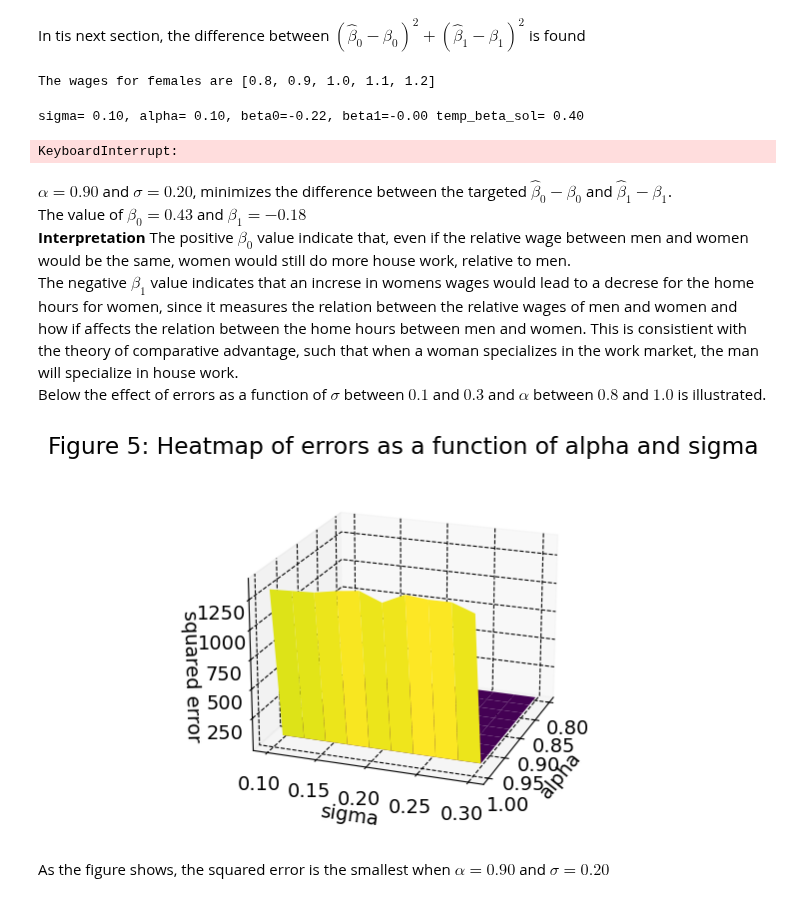
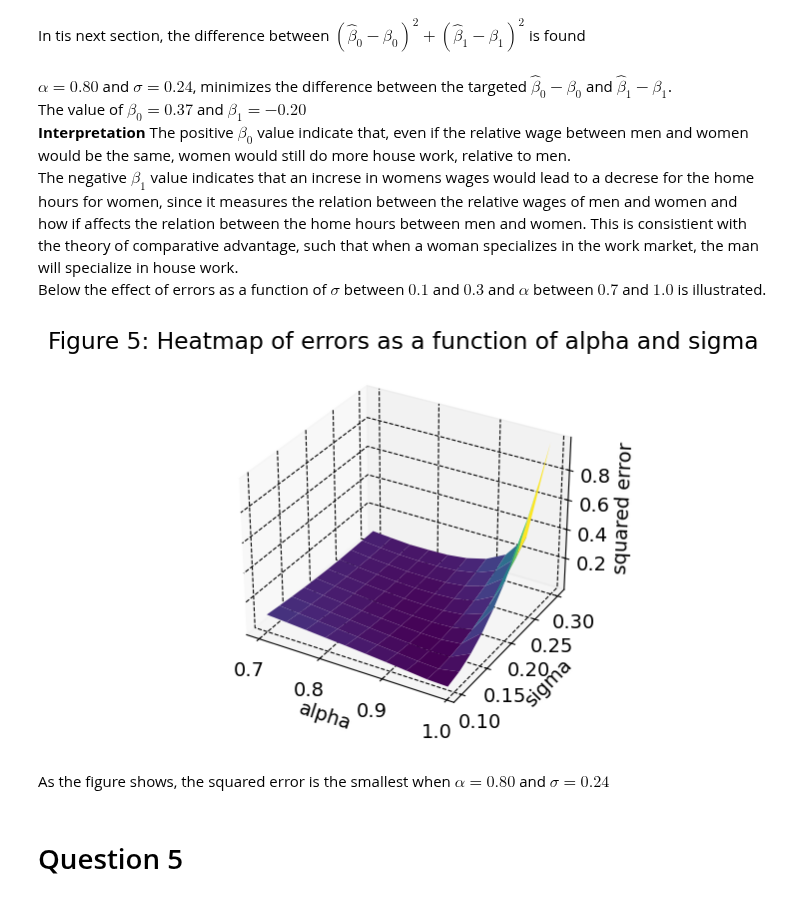
Before and after one commit to NumEconCopenhagen/projects-2023-frederikke-x2-og-sofie, a Jupyter notebook: inauguralproject/inauguralproject.ipynb, the cells around one changed output. Cells and saved outputs as stored; diff of their text form; code cells hidden in the pictures.

```diff
--- a/inauguralproject/inauguralproject.ipynb
+++ b/inauguralproject/inauguralproject.ipynb
@@ -45,7 +46,8 @@ HF_HM_alpha
 # %% [output]
 [0.3076923076923077, 1.0, 3.25]
 # %%
-#We dog the same for sigma
+model1 = HouseholdSpecializationModelClass()
+#We do the same for sigma
 HF_HM_sigma = []
 sigmas = [0.5, 1.0, 1.5]
 alpha = 0.5
@@ -69,0 +76,19 @@ When $\alpha$ is fixed at 0.5, $\sigma$ changes the values for HF/HM becomes:
+# %%
+# First a list for both alpha and sigma values are created
+alpha_l = [0.25, 0.5, 0.75]
+sigma_l = [0.5,1.0,1.5]
+
+# Second a tabel is constructed for the valkues
+df = pd.DataFrame(columns = pd.Index(alpha_l, name="sigma/alpha"), index = pd.Index(sigma_l, name=""))
+
+# Third the model is sobled for the diffent parameter values
+for i in alpha_l:
+    for j in sigma_l:
+        model1.par.alpha = i
+        model1.par.sigma = j
+        results = model1.solve_discrete()
+        ratio = results.HF / results.HM
+        df.loc[j,i] = f"{ratio:.2f}"
+
+# Lastly the tabel is printed
+print(df)
@@ -108,20 +142,12 @@ Explain your code and procedure
 
 model3 = HouseholdSpecializationModelClass()
 
-log_wF_wM = []
-log_HF_HM = []
-wFs = [0.8, 0.9, 1.0, 1.1, 1.2]
-
-for wF in wFs:
-    model3.par.wF = wF
-    opt = model3.solve_cont()
-    log_wF_wM.append(np.log(model3.par.wF/model3.par.wM))
-    log_HF_HM.append(np.log(opt.HF/opt.HM))
-log_wF_wM, log_HF_HM
+model3.solve_wF_vec()
 
 # a. create the figure
 fig = plt.figure()
-
+log_wF_wM = np.log(model3.par.wF_vec)
+log_HF_HM = np.log(model3.sol.HF_vec / model3.sol.HM_vec)
 # b. plot
 ax = fig.add_subplot(1,1,1)
 
@@ -174,48 +200,45 @@ for alpha in alpha_list:
             beta1 = model4.sol.beta1
             #prints the sigma and alpha values which minimizes the difference between the target beta 0,  1 and the estimated.
             print(f"sigma= {temp_sigma_opt:.2f}, alpha= {temp_alpha_opt:.2f}, beta0={beta0:.2f}, beta1={beta1:.2f} temp_beta_sol= {temp_beta_sol:.2f}")
-# %% [output]
-The wages for females are [0.8, 0.9, 1.0, 1.1, 1.2]
-sigma= 0.10, alpha= 0.10, beta0=-0.22, beta1=-0.00 temp_beta_sol= 0.40
-KeyboardInterrupt:
 # %% [markdown]
-$\alpha = 0.90$ and $\sigma = 0.20$, minimizes the difference between the targeted $\hat{\beta}_0-\beta_0$ and $\hat{\beta}_1-\beta_1$. \
-The value of $\beta_0 = 0.43$ and $\beta_1 = -0.18$ \
+$\alpha = 0.80$ and $\sigma = 0.24$, minimizes the difference between the targeted $\hat{\beta}_0-\beta_0$ and $\hat{\beta}_1-\beta_1$. \
+The value of $\beta_0 = 0.37$ and $\beta_1 = -0.20$ \
 **Interpretation**
 The positive $\beta_0$ value indicate that, even if the relative wage between men and women would be the same, women would still do more house work, relative to men. \
 The negative $\beta_1$ value indicates that an increse in womens wages would lead to a decrese for the home hours for women, since it measures the relation between the relative wages of men and women and how if affects the relation between the home hours between men and women. This is consistient with the theory of comparative advantage, such that when a woman specializes in the work market, the man will specialize in house work. \
-Below the effect of errors as a function of $\sigma$ between $0.1$ and $0.3$ and $\alpha$ between $0.8$ and $1.0$ is illustrated.
+Below the effect of errors as a function of $\sigma$ between $0.1$ and $0.3$ and $\alpha$ between $0.7$ and $1.0$ is illustrated.
 # %%
 import matplotlib.pyplot as plt
 from mpl_toolkits.mplot3d import Axes3D
 
 
-alpha_list = np.linspace(0.8, 1., 10)  # narrows the value of alpha to show the effect in the range of the optimal value
+alpha_list = np.linspace(0.7, .99, 10)  # narrows the value of alpha to show the effect in the range of the optimal value
 sigma_list = np.linspace(0.1, 0.3, 10)  # narrows the value of sigma to show the effect in the range of the optimal value
 
 errors = np.zeros((len(alpha_list), len(sigma_list)))  # initialize array to hold errors
 
 for i, alpha in enumerate(alpha_list):
     for j, sigma in enumerate(sigma_list):
         model4.par.alpha = alpha
         model4.par.sigma = sigma
         model4.solve_wF_vec(discrete=False)
         model4.run_regression()
         errors[i,j] = (model4.par.beta0_target - model4.sol.beta0)**2 + (model4.par.beta1_target - model4.sol.beta1)**2
 
 # A 3D plot is created to show the squared errors as a function of alpha and sigma
 alpha_mesh, sigma_mesh = np.meshgrid(alpha_list, sigma_list, indexing='ij')
 fig = plt.figure()
 ax = fig.add_subplot(111, projection='3d')
 ax.plot_surface(alpha_mesh, sigma_mesh, errors, cmap='viridis')
 ax.set_xlabel('alpha')
 ax.set_ylabel('sigma')
 ax.set_zlabel('squared error')
 ax.set_title("Figure 5: Heatmap of errors as a function of alpha and sigma")
 
-ax.view_init(elev=20, azim=20)  # The view is adjustet to to better see the effect
 plt.show()
 # %% [output]
-[figure, old version]
+[figure, new version]
 # %% [markdown]
-As the figure shows, the squared error is the smallest when $\alpha = 0.90$ and $\sigma = 0.20$
+As the figure shows, the squared error is the smallest when $\alpha = 0.80$ and $\sigma = 0.24$
+# %% [markdown]
+# Question 5
```
Also changed, not shown: parts of 7 cells of this notebook.
